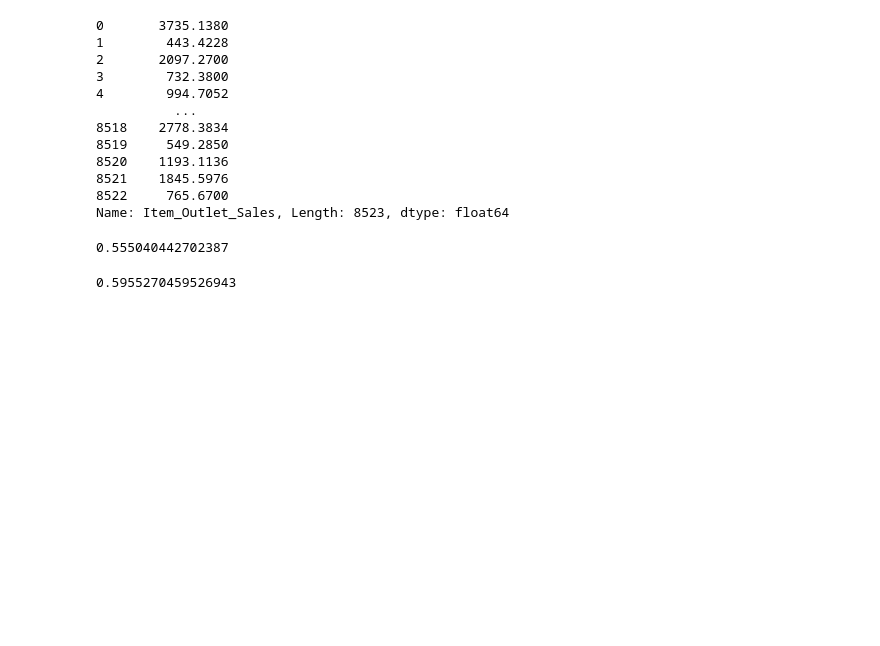
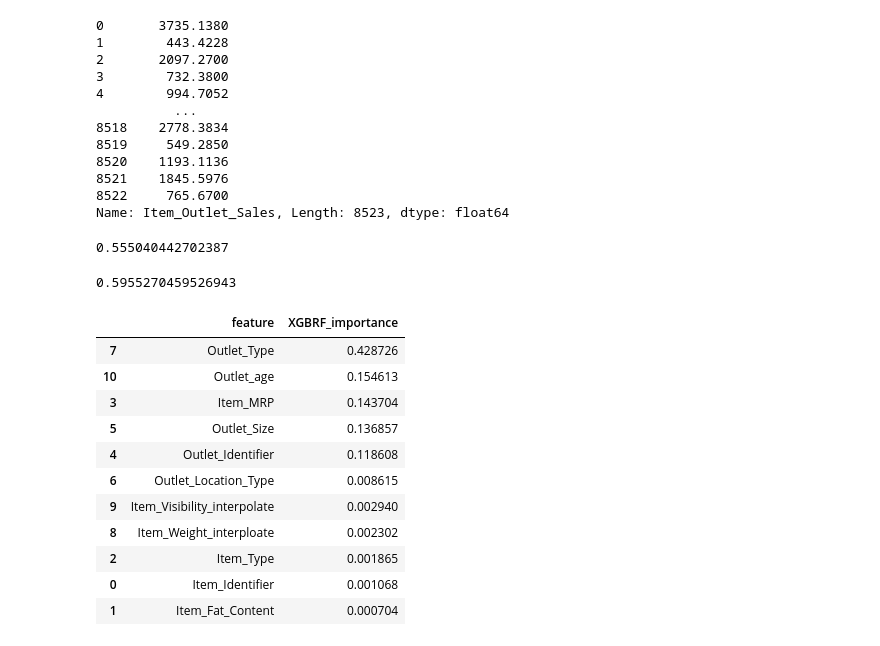
Before and after one commit to 21311A12L5/Big-mart-sales-prediction, a Jupyter notebook: Untitled0.ipynb, the cells around one changed output. Drawn from its saved outputs; the diff is of its cells as text; code cells hidden in the pictures; blank space fills up the shorter version.

```diff
--- a/Untitled0.ipynb
+++ b/Untitled0.ipynb
@@ -520,3 +520,25 @@ scores = cross_val_score(xg,X,y,cv=5,scoring='r2')
 print(scores.mean())
 # %% [output]
 0.5955270459526943
+# %%
+xg = XGBRFRegressor(n_estimators=100,random_state=42)
+
+xg1 = xg.fit(X,y)
+pd.DataFrame({
+    'feature':X.columns,
+    'XGBRF_importance':xg1.feature_importances_
+
+}).sort_values(by='XGBRF_importance',ascending=False)
+# %% [output]
+|  | feature | XGBRF_importance |
+| 7 | Outlet_Type | 0.428726 |
+| 10 | Outlet_age | 0.154613 |
+| 3 | Item_MRP | 0.143704 |
+| 5 | Outlet_Size | 0.136857 |
+| 4 | Outlet_Identifier | 0.118608 |
+| 6 | Outlet_Location_Type | 0.008615 |
+| 9 | Item_Visibility_interpolate | 0.002940 |
+| 8 | Item_Weight_interploate | 0.002302 |
+| 2 | Item_Type | 0.001865 |
+| 0 | Item_Identifier | 0.001068 |
+| 1 | Item_Fat_Content | 0.000704 |
```
Also changed, not shown: parts of 20 cells of this notebook.
